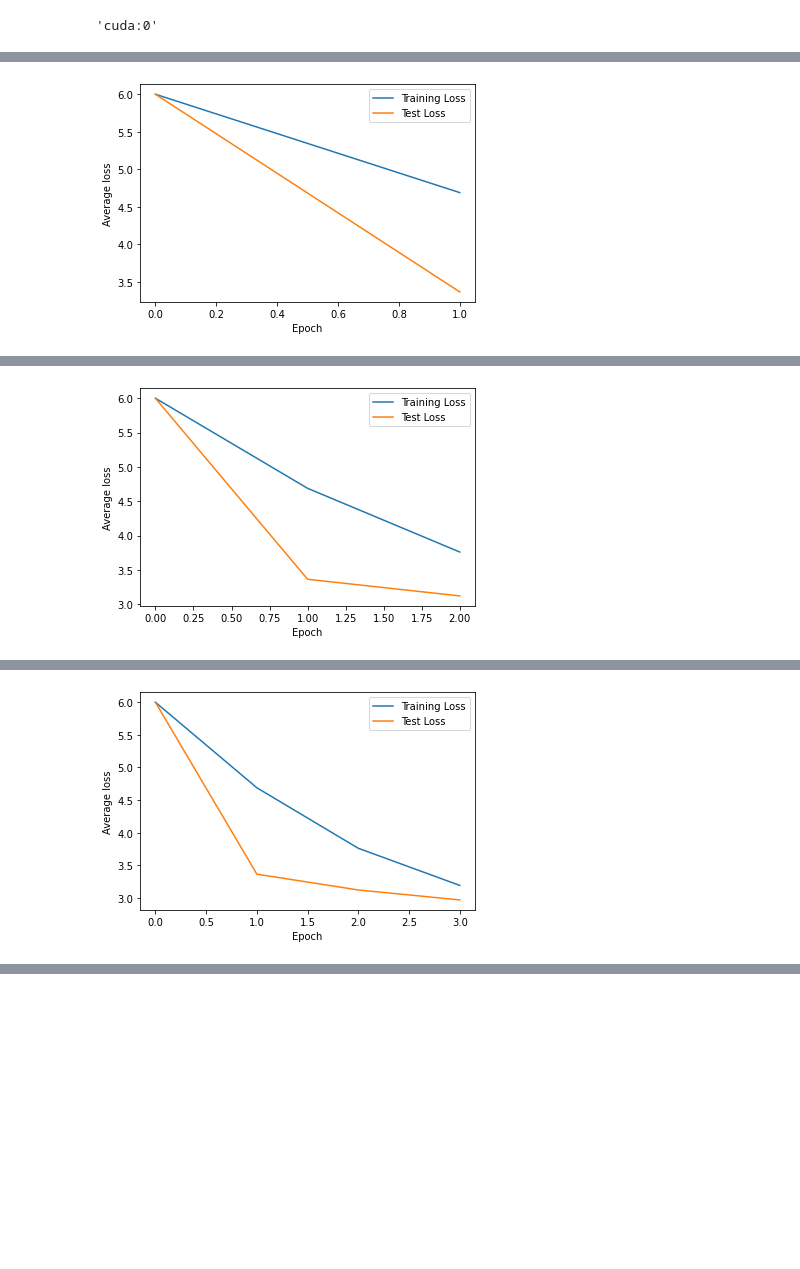
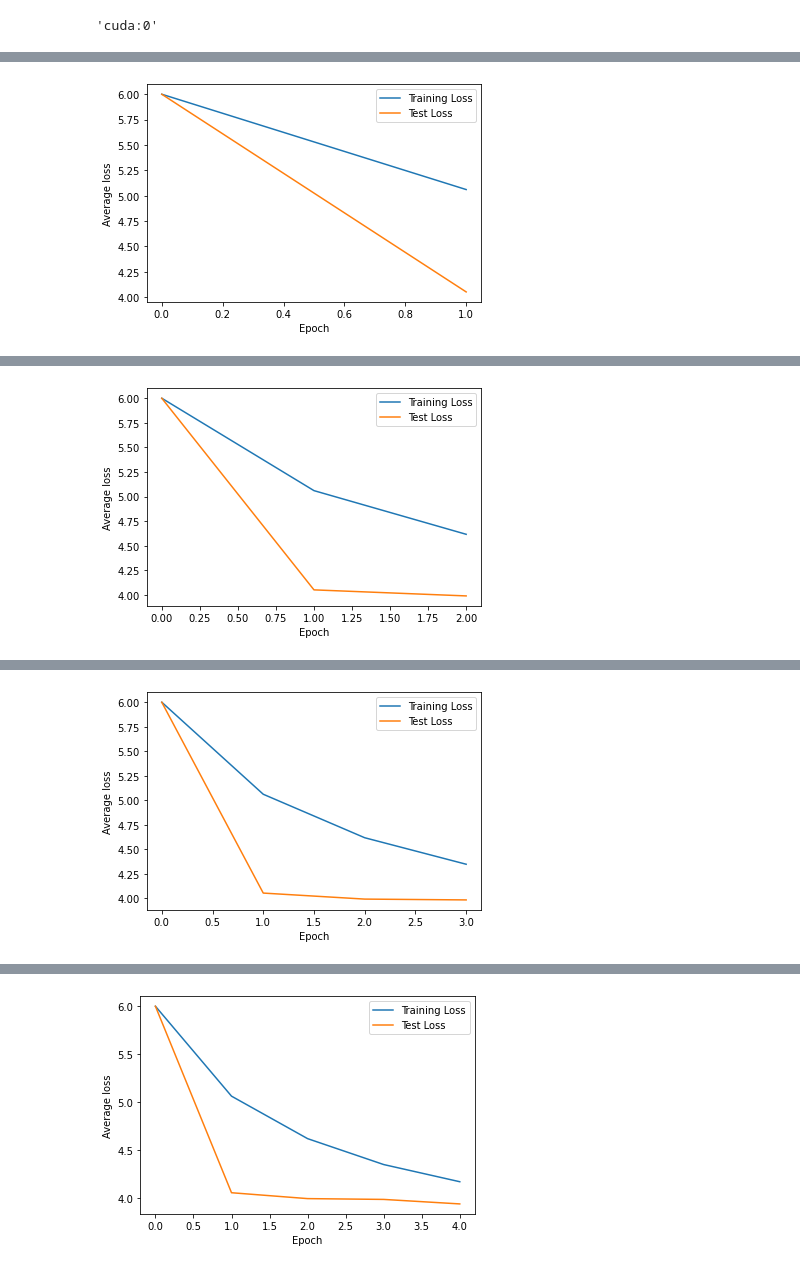
Before and after one commit to maxdata/MSc_thesis, a Jupyter notebook: Non-explainable/CNN.ipynb, the cells around one changed output, grey strips where cells are left out. Drawn from its saved outputs; the diff is of its cells as text; code cells hidden in the pictures; blank space fills up the shorter version.

```diff
--- a/Non-explainable/CNN.ipynb
+++ b/Non-explainable/CNN.ipynb
@@ -130,6 +130,8 @@ career_paths = career_paths.progress_apply(lambda x: x.values[-(maximum_career_d
 # Drop careers that are only 1 job long
 career_lens = career_paths.apply(len)
 career_paths = career_paths.loc[(career_lens > 1)]
+# %%
+career_paths = career_paths.loc[career_paths.apply(lambda x: x[-1][-1] != x[-2][-1])]
 # %%
 career_paths.head()
 # %% [output]
@@ -188,6 +190,6 @@ len(to_fill), len(y)
 # %%
-to_fill = to_fill[:50000]
-y = y[:50000]
+# to_fill = to_fill[:50000]
+# y = y[:50000]
 # %%
 # Train test split
 split = 0.8
@@ -579,7 +583,7 @@ def test_loop(dataloader, model, criterion):
 # %%
 torch.cuda.empty_cache()
 # %%
-num_epochs = 3
+num_epochs = 5
 current = 0
 
 criterion = torch.nn.CrossEntropyLoss()
@@ -588,7 +592,7 @@ full_results = []
 
 learning_rates = [1e-1, 1e-2, 1e-3, 1e-4][2:]
 num_layers_values = [1, 5, 10]
-conv_sizes = [48, 48][1:]
+conv_sizes = [24, 48, 64, 128][1:]
 
 try:
     for learning_rate in learning_rates:
@@ -623,7 +627,8 @@ try:
             full_results.append(outcome)
 
             current += 1
-        break
+
+            break
 
         # We ignore LR for now
         break
@@ -650,2 +655,2 @@ Epoch duration: 2:59
-[figure, old version]
+[figure, new version]
 -------------------------------------------------------------------------------
@@ -657,2 +662,2 @@ Epoch duration: 3:00
-[figure, old version]
+[figure, new version]
 -------------------------------------------------------------------------------
@@ -664 +669 @@ Epoch duration: 2:58
-[figure, old version]
+[figure, new version]
@@ -664,0 +676 @@ Epoch duration: 2:58
+[figure, added]
```
Also changed, not shown: parts of 6 cells of this notebook, 4 other files.
